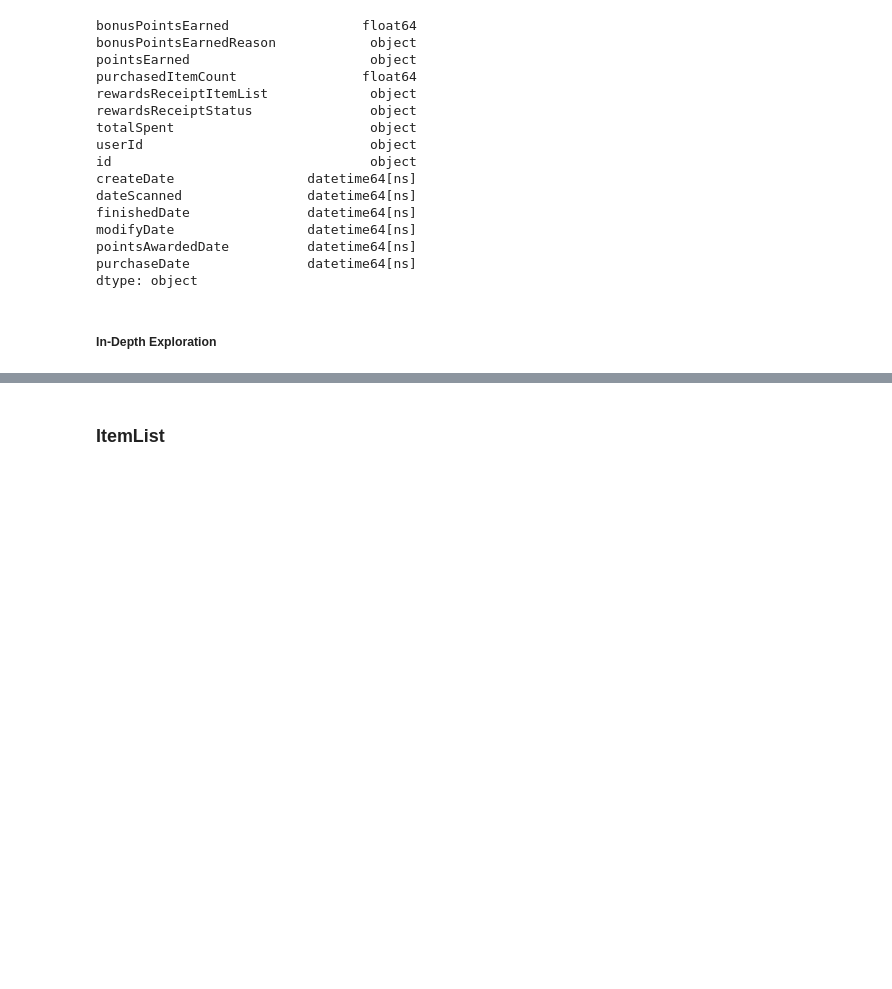
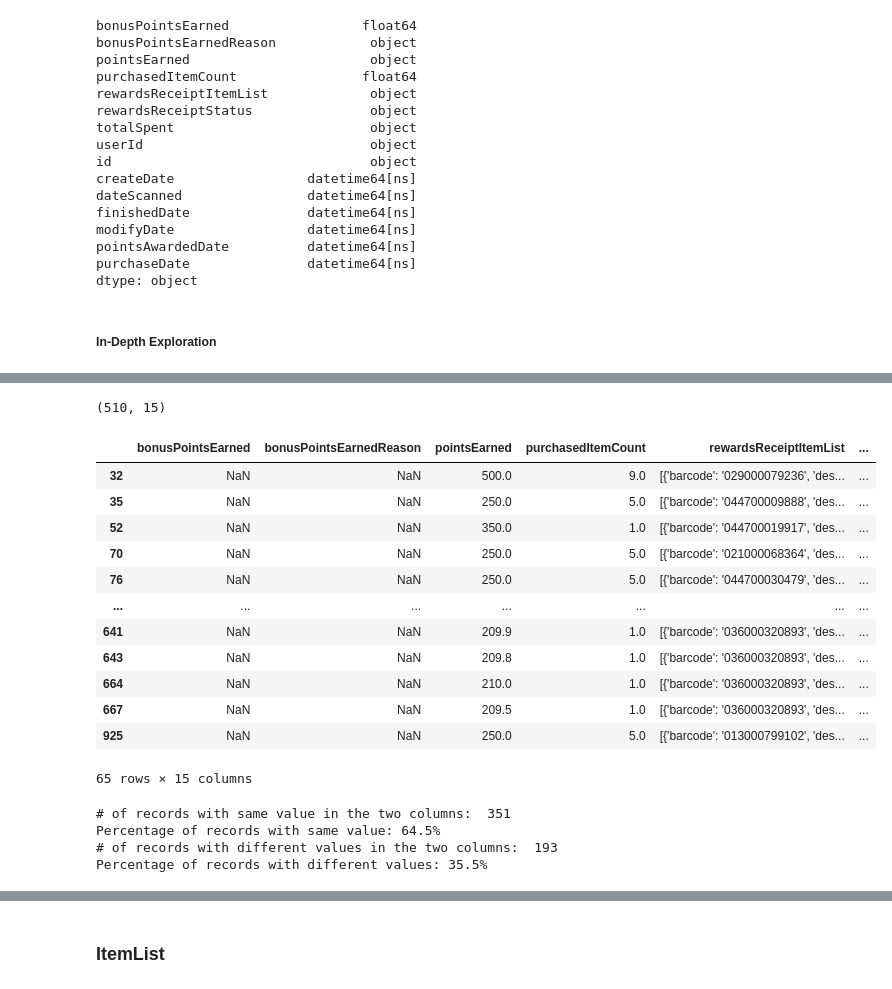
Before and after one commit to rochjia/Fetch-Rewards, a Jupyter notebook: Script_Q3.ipynb, the cells around one changed output, grey strips where cells are left out. Saved outputs shown, nothing was run; the diff lists cells and outputs as text; code cells hidden in the pictures; blank space fills up the shorter version.

```diff
--- a/Script_Q3.ipynb
+++ b/Script_Q3.ipynb
@@ -125,5 +130,7 @@ modifyDate                 datetime64[ns]
 pointsAwardedDate          datetime64[ns]
 purchaseDate               datetime64[ns]
 dtype: object
+# %%
+receipts['pointsEarned'] = receipts['pointsEarned'].astype(float)
 # %% [markdown]
 ##### In-Depth Exploration
@@ -146,0 +149,34 @@ receipts[receipts['bonusPointsEarned'].isna() & receipts['bonusPointsEarnedReaso
+# %%
+# Check the correlation
+receipts[receipts['bonusPointsEarned'].isna() & receipts['pointsEarned'].isna()].shape
+# %% [output]
+(510, 15)
+# %%
+# Check the records with missing values in bonusPointsEarned and non-missing values in pointsEarned
+receipts[receipts['bonusPointsEarned'].isna() & ~receipts['pointsEarned'].isna()]
+# %% [output]
+|  | bonusPointsEarned | bonusPointsEarnedReason | pointsEarned | purchasedItemCount | rewardsReceiptItemList | ... |
+| 32 | NaN | NaN | 500.0 | 9.0 | [{'barcode': '029000079236', 'des... | ... |
+| 35 | NaN | NaN | 250.0 | 5.0 | [{'barcode': '044700009888', 'des... | ... |
+| 52 | NaN | NaN | 350.0 | 1.0 | [{'barcode': '044700019917', 'des... | ... |
+| 70 | NaN | NaN | 250.0 | 5.0 | [{'barcode': '021000068364', 'des... | ... |
+| 76 | NaN | NaN | 250.0 | 5.0 | [{'barcode': '044700030479', 'des... | ... |
+| ... | ... | ... | ... | ... | ... | ... |
+| 641 | NaN | NaN | 209.9 | 1.0 | [{'barcode': '036000320893', 'des... | ... |
+| 643 | NaN | NaN | 209.8 | 1.0 | [{'barcode': '036000320893', 'des... | ... |
+| 664 | NaN | NaN | 210.0 | 1.0 | [{'barcode': '036000320893', 'des... | ... |
+| 667 | NaN | NaN | 209.5 | 1.0 | [{'barcode': '036000320893', 'des... | ... |
+| 925 | NaN | NaN | 250.0 | 5.0 | [{'barcode': '013000799102', 'des... | ... |
+65 rows × 15 columns
+# %%
+# Check if the non-missing values of the two columns are exactly the same
+t1 = receipts[~receipts['bonusPointsEarned'].isna() & ~receipts['pointsEarned'].isna()]
+print("# of records with same value in the two columns: ", t1[t1['bonusPointsEarned'] == t1['pointsEarned']].shape[0])
+print("Percentage of records with same value: {:.1f}%".format(t1[t1['bonusPointsEarned'] == t1['pointsEarned']].shape[0] / t1.shape[0] * 100))
+print("# of records with different values in the two columns: ", t1[t1['bonusPointsEarned'] != t1['pointsEarned']].shape[0])
+print("Percentage of records with different values: {:.1f}%".format(t1[t1['bonusPointsEarned'] != t1['pointsEarned']].shape[0] / t1.shape[0] * 100))
+# %% [output]
+# of records with same value in the two columns:  351
+Percentage of records with same value: 64.5%
+# of records with different values in the two columns:  193
+Percentage of records with different values: 35.5%
```
Also changed, not shown: parts of 19 cells of this notebook.
